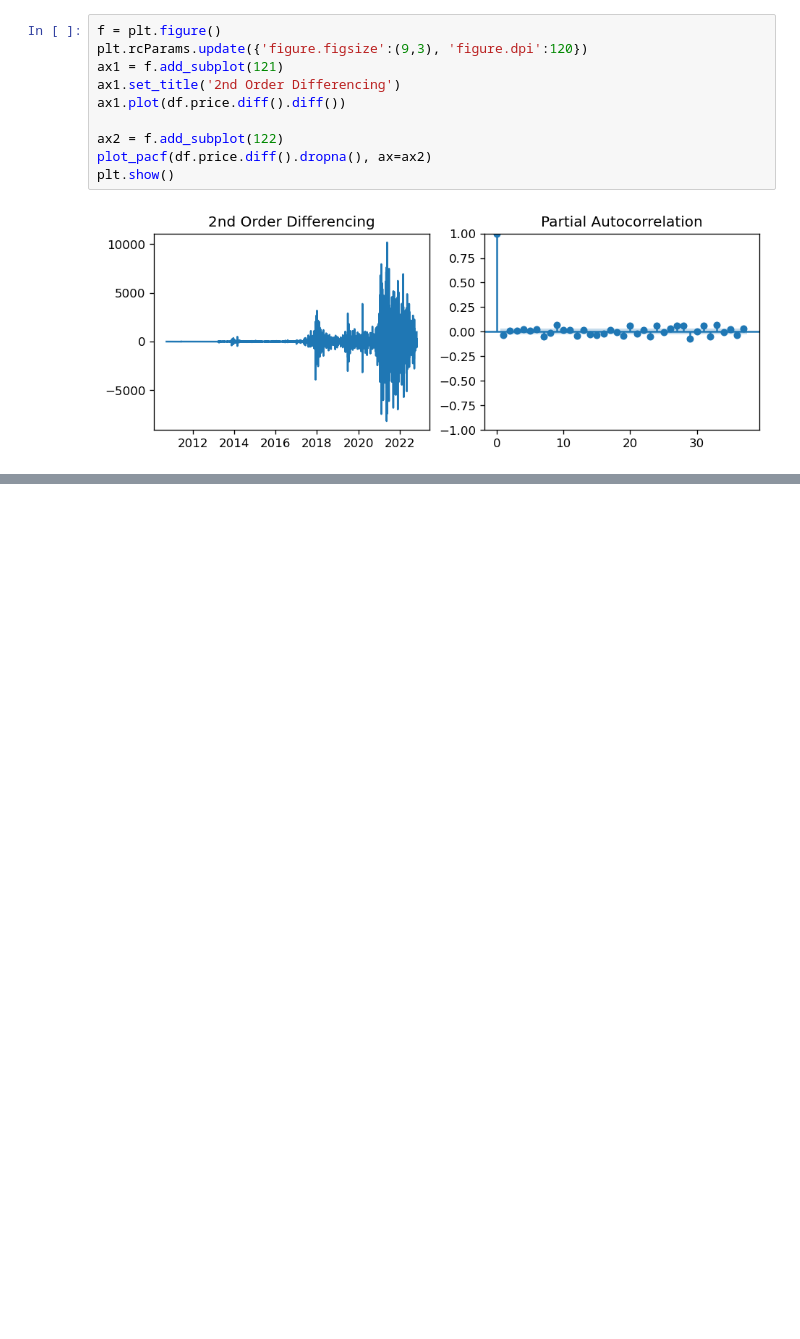
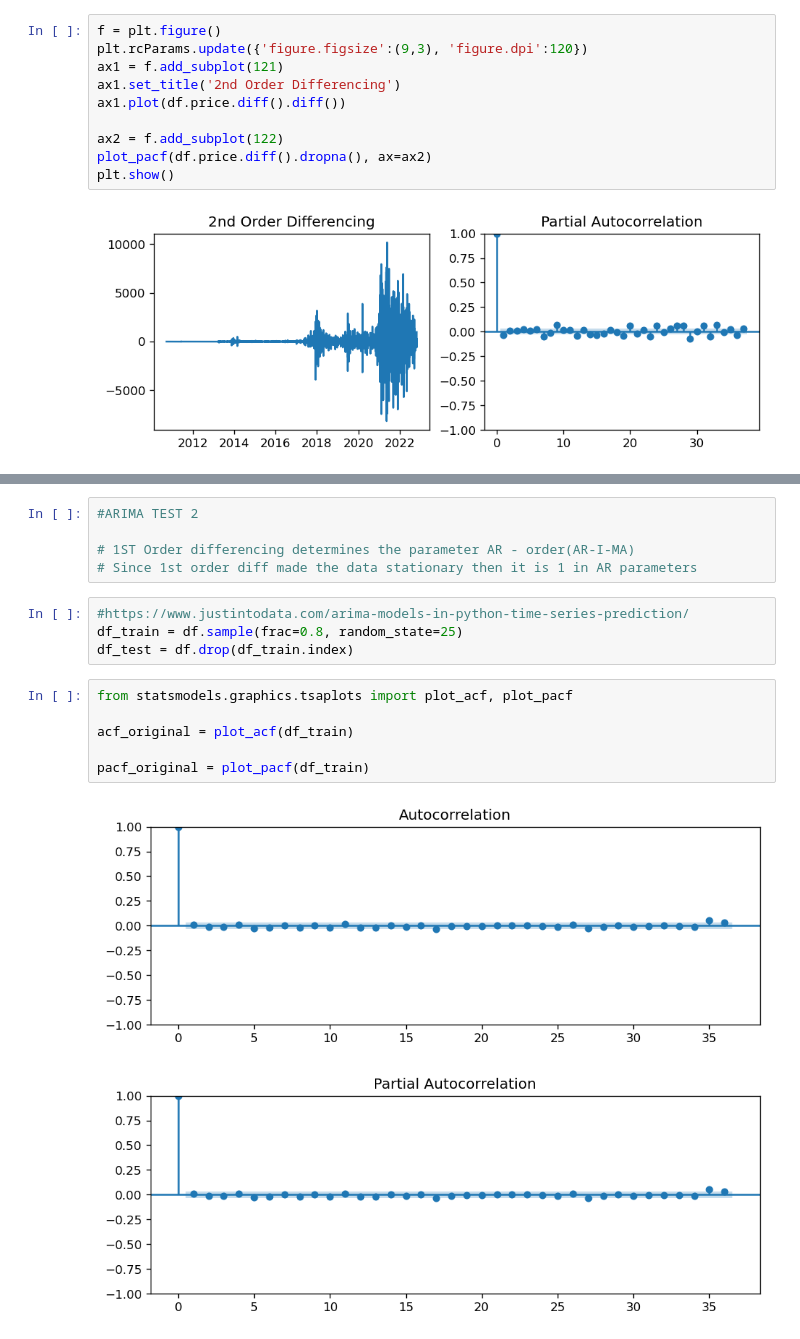
Before and after one commit to guevarch/projectchris, a Jupyter notebook: Final/BTC ARIMA CHRIS.ipynb, the cells around one changed output, grey strips where cells are left out. Saved outputs shown, nothing was run; the diff lists cells and outputs as text; blank space fills up the shorter version.

```diff
--- a/Final/BTC ARIMA CHRIS.ipynb
+++ b/Final/BTC ARIMA CHRIS.ipynb
@@ -142,0 +131,18 @@ plt.show()
+# %%
+#ARIMA TEST 2
+
+# 1ST Order differencing determines the parameter AR - order(AR-I-MA)
+# Since 1st order diff made the data stationary then it is 1 in AR parameters
+# %%
+#https://www.justintodata.com/arima-models-in-python-time-series-prediction/
+df_train = df.sample(frac=0.8, random_state=25)
+df_test = df.drop(df_train.index)
+# %%
+from statsmodels.graphics.tsaplots import plot_acf, plot_pacf
+
+acf_original = plot_acf(df_train)
+
+pacf_original = plot_pacf(df_train)
+# %% [output]
+[figure, added]
+[figure, added]
```
Also changed, not shown: parts of 15 cells of this notebook, 9 other files.
